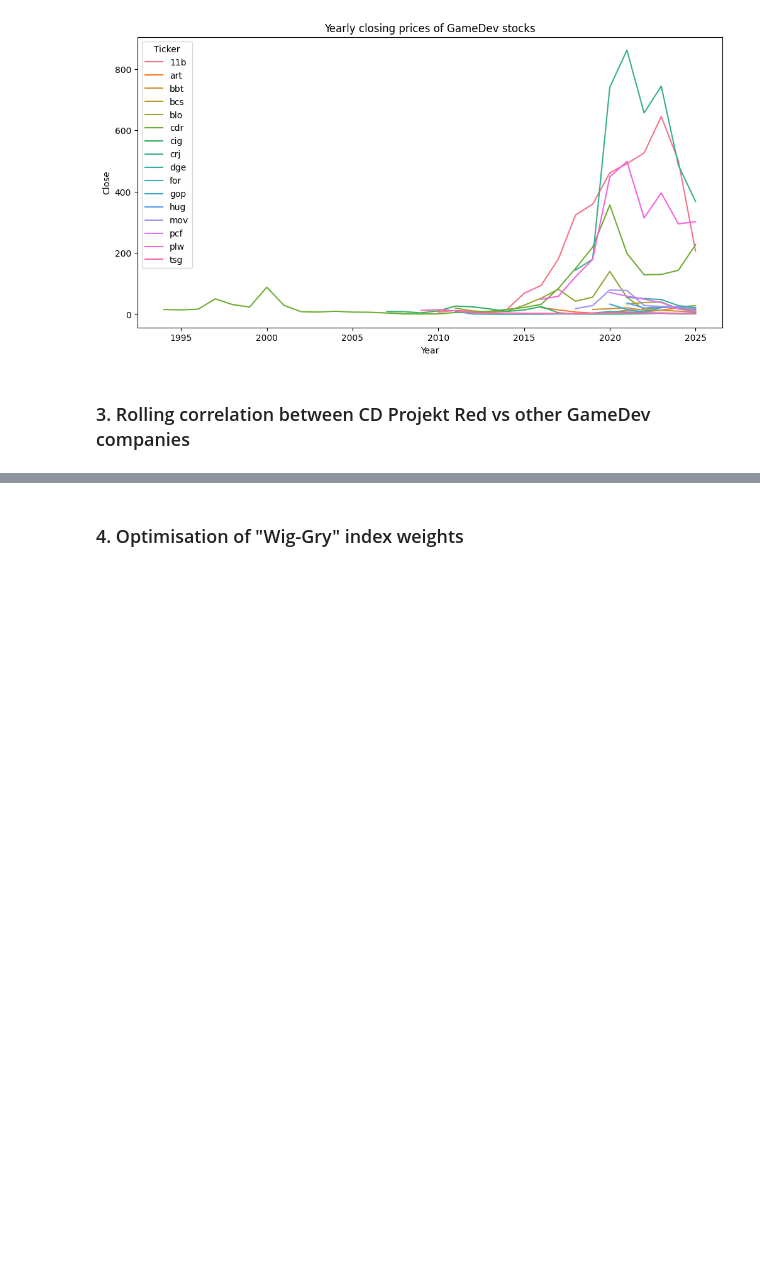
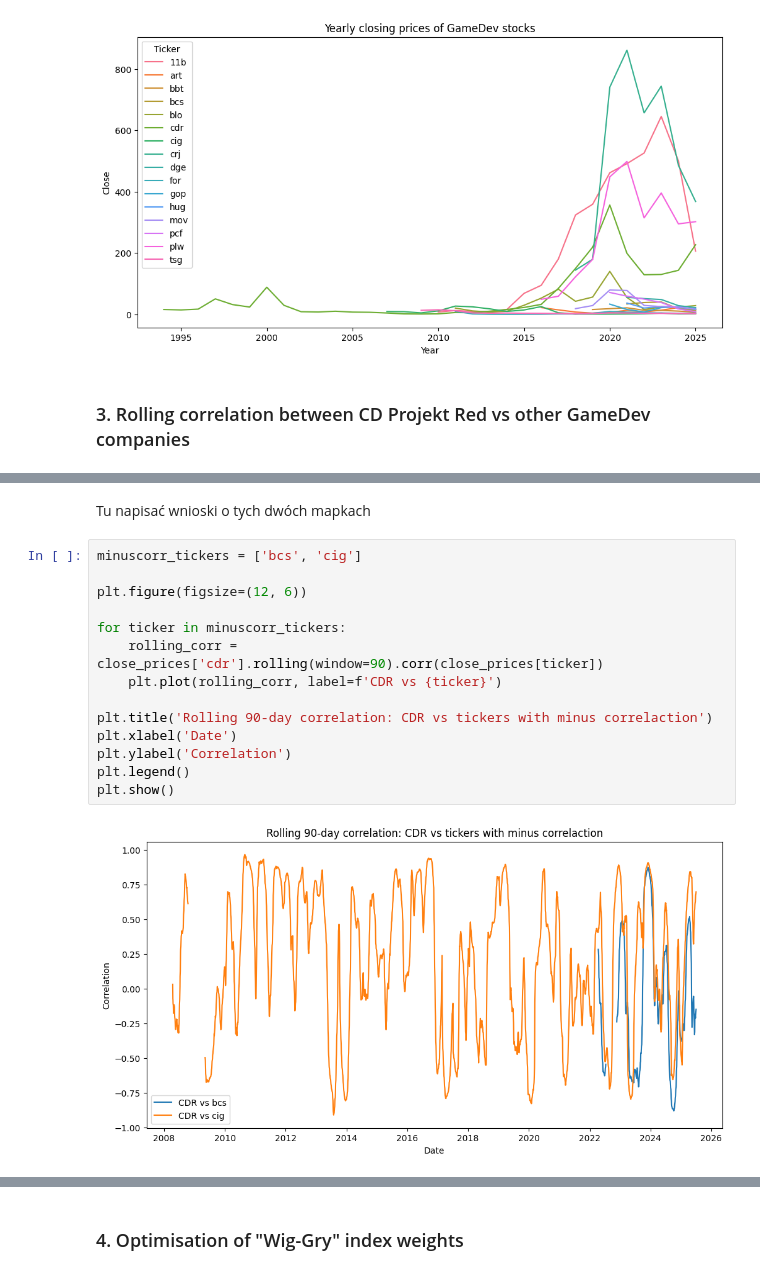
Before and after one commit to Baginsss/Gamedev-Stocks-Data-Analysis, a Jupyter notebook: main.ipynb, the cells around one changed output, grey strips where cells are left out. Saved outputs shown, nothing was run; the diff lists cells and outputs as text; blank space fills up the shorter version.

```diff
--- a/main.ipynb
+++ b/main.ipynb
@@ -108,0 +139,18 @@ plt.show()
+# %% [markdown]
+Tu napisać wnioski o tych dwóch mapkach
+# %%
+minuscorr_tickers = ['bcs', 'cig']
+
+plt.figure(figsize=(12, 6))
+
+for ticker in minuscorr_tickers:
+    rolling_corr = close_prices['cdr'].rolling(window=90).corr(close_prices[ticker])
+    plt.plot(rolling_corr, label=f'CDR vs {ticker}')
+
+plt.title('Rolling 90-day correlation: CDR vs tickers with minus correlaction')
+plt.xlabel('Date')
+plt.ylabel('Correlation')
+plt.legend()
+plt.show()
+# %% [output]
+[figure, added]
```
Also changed, not shown: parts of 4 cells of this notebook, 1 other file.
